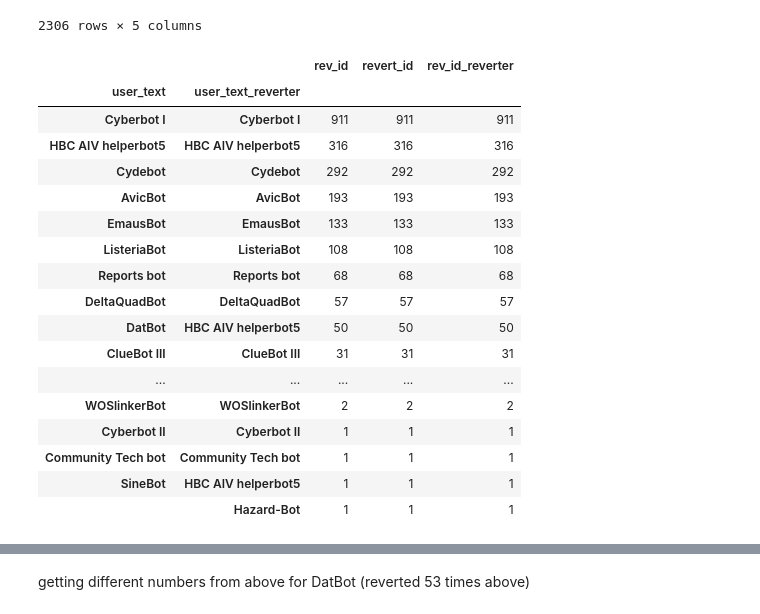
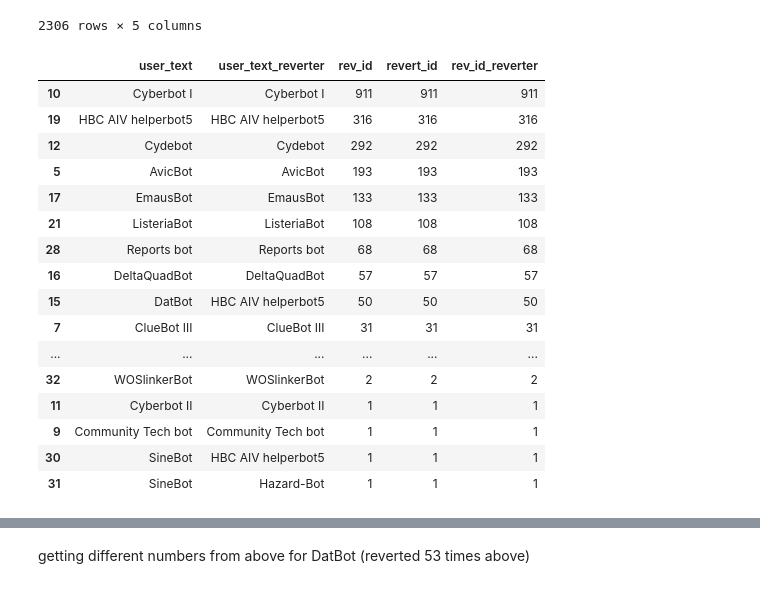
Before and after one commit to levon003/wiki-ores-feedback, a Jupyter notebook: reu2021/analysis_abby.ipynb, the cells around one changed output, grey strips where cells are left out. Drawn from its saved outputs; the diff is of its cells as text; code cells hidden in the pictures.

```diff
--- a/reu2021/analysis_abby.ipynb
+++ b/reu2021/analysis_abby.ipynb
@@ -697,23 +697,23 @@ x.dropna()
 | 3700 | 877322805 | HBC AIV helperbot5 | 877322885 | 877322885.0 | HBC AIV helperbot5 |
 2306 rows × 5 columns
 # %%
-x.groupby(["user_text","user_text_reverter"]).count().sort_values("rev_id", ascending=False)
+bot_pairs = x.groupby(["user_text","user_text_reverter"], as_index = False).count().sort_values("rev_id", ascending=False)
+bot_pairs
 # %% [output]
-|  |  | rev_id | revert_id | rev_id_reverter |
-| user_text | user_text_reverter |  |  |  |
-| Cyberbot I | Cyberbot I | 911 | 911 | 911 |
-| HBC AIV helperbot5 | HBC AIV helperbot5 | 316 | 316 | 316 |
-| Cydebot | Cydebot | 292 | 292 | 292 |
-| AvicBot | AvicBot | 193 | 193 | 193 |
-| EmausBot | EmausBot | 133 | 133 | 133 |
-| ListeriaBot | ListeriaBot | 108 | 108 | 108 |
-| Reports bot | Reports bot | 68 | 68 | 68 |
-| DeltaQuadBot | DeltaQuadBot | 57 | 57 | 57 |
-| DatBot | HBC AIV helperbot5 | 50 | 50 | 50 |
-| ClueBot III | ClueBot III | 31 | 31 | 31 |
-| ... | ... | ... | ... | ... |
-| WOSlinkerBot | WOSlinkerBot | 2 | 2 | 2 |
-| Cyberbot II | Cyberbot II | 1 | 1 | 1 |
-| Community Tech bot | Community Tech bot | 1 | 1 | 1 |
-| SineBot | HBC AIV helperbot5 | 1 | 1 | 1 |
-|  | Hazard-Bot | 1 | 1 | 1 |
+|  | user_text | user_text_reverter | rev_id | revert_id | rev_id_reverter |
+| 10 | Cyberbot I | Cyberbot I | 911 | 911 | 911 |
+| 19 | HBC AIV helperbot5 | HBC AIV helperbot5 | 316 | 316 | 316 |
+| 12 | Cydebot | Cydebot | 292 | 292 | 292 |
+| 5 | AvicBot | AvicBot | 193 | 193 | 193 |
+| 17 | EmausBot | EmausBot | 133 | 133 | 133 |
+| 21 | ListeriaBot | ListeriaBot | 108 | 108 | 108 |
+| 28 | Reports bot | Reports bot | 68 | 68 | 68 |
+| 16 | DeltaQuadBot | DeltaQuadBot | 57 | 57 | 57 |
+| 15 | DatBot | HBC AIV helperbot5 | 50 | 50 | 50 |
+| 7 | ClueBot III | ClueBot III | 31 | 31 | 31 |
+| ... | ... | ... | ... | ... | ... |
+| 32 | WOSlinkerBot | WOSlinkerBot | 2 | 2 | 2 |
+| 11 | Cyberbot II | Cyberbot II | 1 | 1 | 1 |
+| 9 | Community Tech bot | Community Tech bot | 1 | 1 | 1 |
+| 30 | SineBot | HBC AIV helperbot5 | 1 | 1 | 1 |
+| 31 | SineBot | Hazard-Bot | 1 | 1 | 1 |
```
Also changed, not shown: parts of 5 cells of this notebook.
